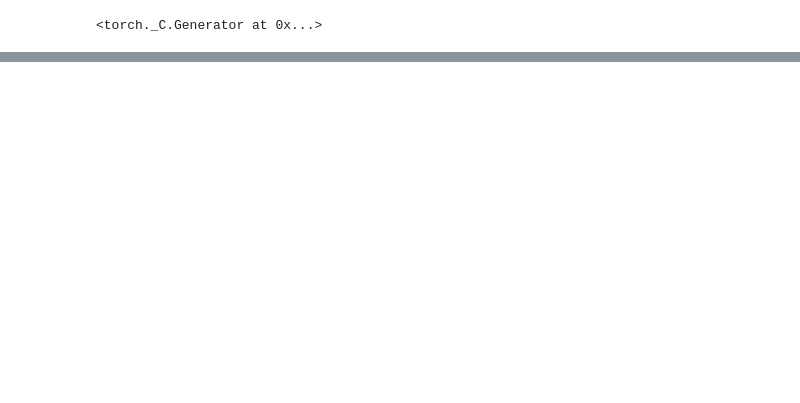
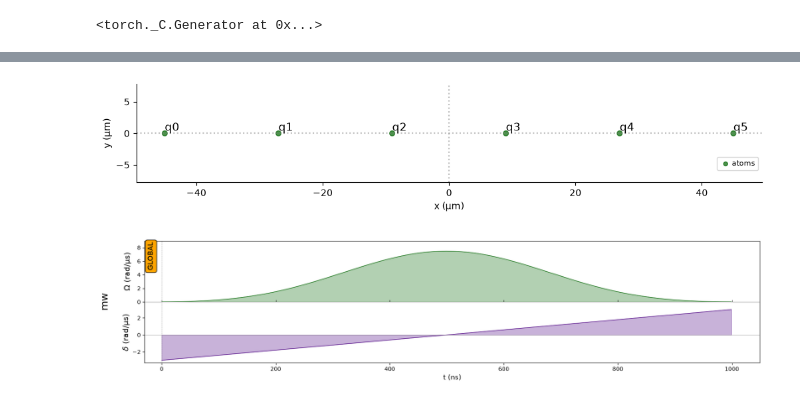
Before and after one commit to Brogis1/emulators, a Jupyter notebook: examples/emu_mps/heisenberg.ipynb, the cells around one changed output, grey strips where cells are left out. Cells and saved outputs as stored; diff of their text form; code cells hidden in the pictures; blank space fills up the shorter version.

```diff
--- a/examples/emu_mps/heisenberg.ipynb
+++ b/examples/emu_mps/heisenberg.ipynb
@@ -105,0 +48,26 @@ We start from the Néel state $|010101\rangle$ and record $\langle n_j\rangle(t)
+# %%
+n, T, dt = 6, 1000, 10  # qubits, duration (ns), emu-mps time step (ns)
+reg = pulser.Register.rectangle(1, n, spacing=18.0, prefix="q")
+
+
+def make_sequence(pulsed):
+    seq = pulser.Sequence(reg, MockDevice)
+    seq.declare_channel("mw", "mw_global")
+    if pulsed:
+        pulse = pulser.Pulse(
+            amplitude=pulser.BlackmanWaveform(T, area=np.pi),
+            detuning=pulser.RampWaveform(T, -3.0, 3.0),
+            phase=0.0,
+        )
+        seq.add(pulse, "mw")
+    else:
+        seq.delay(T, "mw")
+    return seq
+
+
+sequences = {"pulsed": make_sequence(True), "free": make_sequence(False)}
+reg.draw()
+sequences["pulsed"].draw()
+# %% [output]
+[figure, added]
+[figure, added]
```
Also changed, not shown: parts of 25 cells of this notebook.
